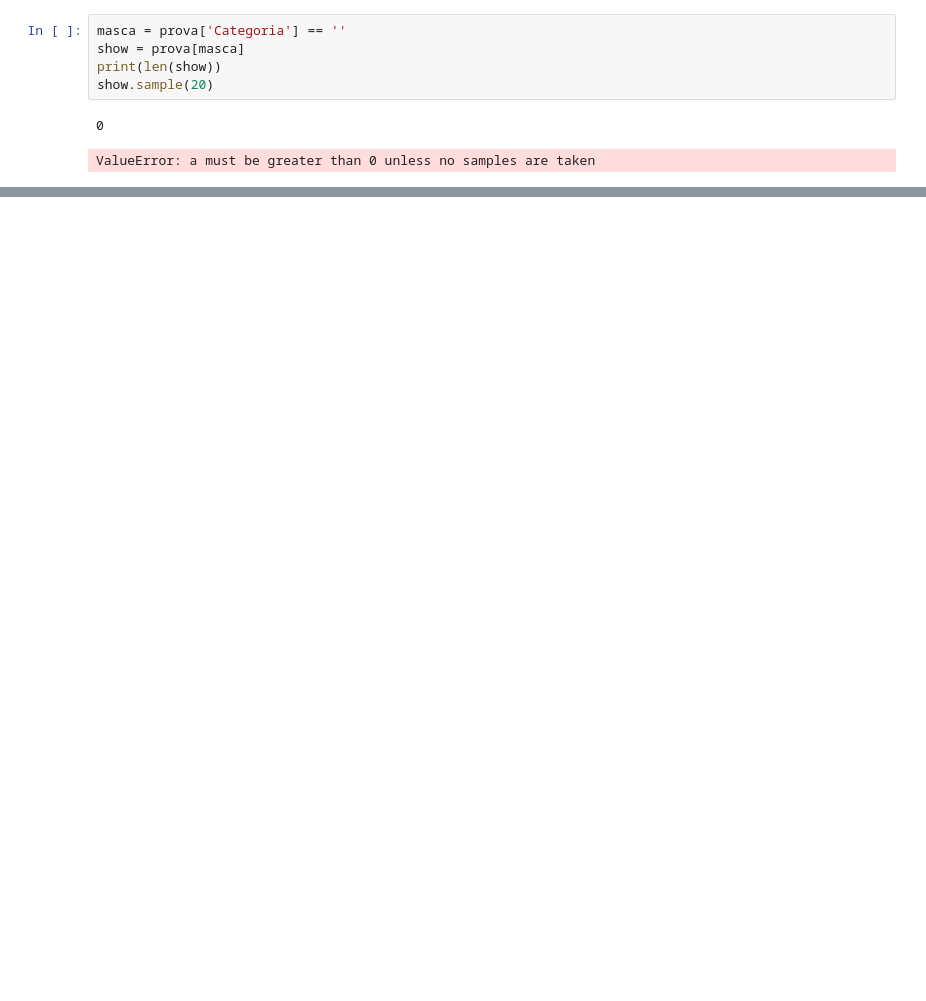
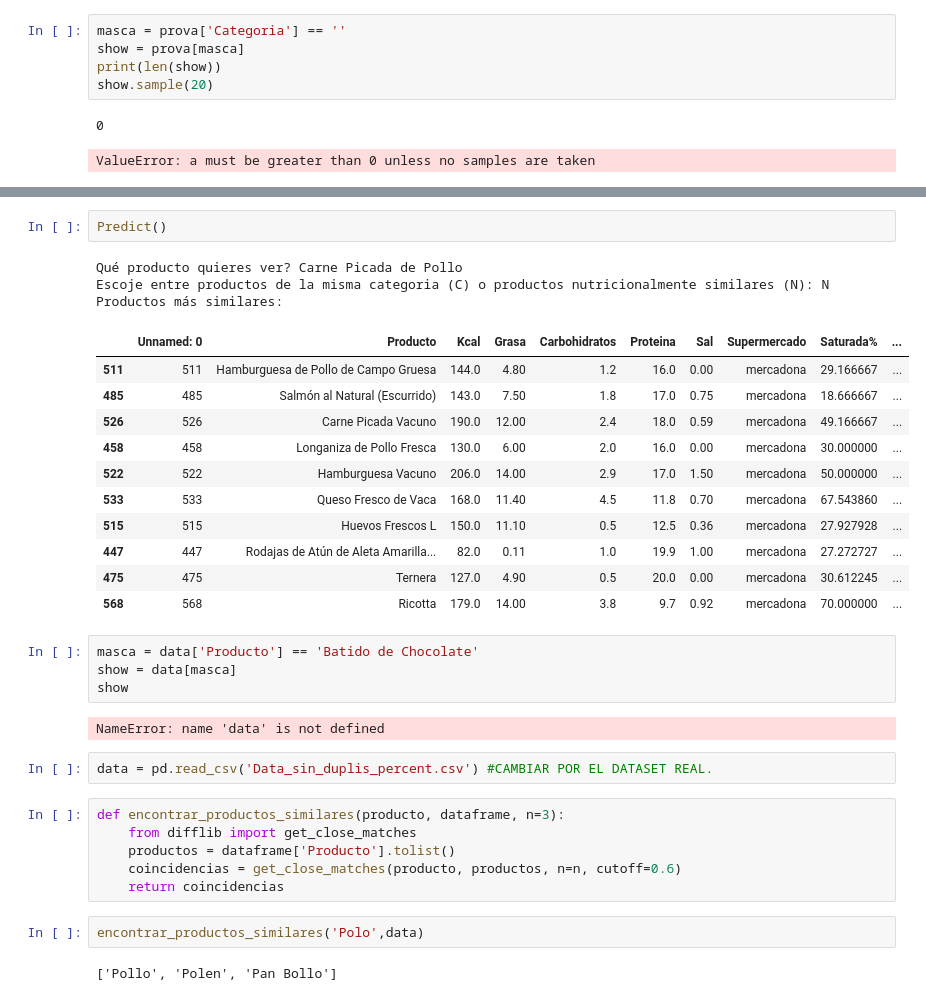
Before and after one commit to ToniMorey/lab-1, a Jupyter notebook: The LAST DANCE/Dataset/Notebook SUCIA.ipynb, the cells around one changed output, grey strips where cells are left out. Drawn from its saved outputs; the diff is of its cells as text; blank space fills up the shorter version.

```diff
--- a/The LAST DANCE/Dataset/Notebook SUCIA.ipynb
+++ b/The LAST DANCE/Dataset/Notebook SUCIA.ipynb
@@ -2104,0 +2227,35 @@ ValueError: a must be greater than 0 unless no samples are taken
+# %%
+Predict()
+# %% [output]
+Qué producto quieres ver? Carne Picada de Pollo
+Escoje entre productos de la misma categoria (C) o productos nutricionalmente similares (N): N
+Productos más similares:
+|  | Unnamed: 0 | Producto | Kcal | Grasa | Carbohidratos | Proteina | Sal | Supermercado | Saturada% | ... |
+| 511 | 511 | Hamburguesa de Pollo de Campo Gruesa | 144.0 | 4.80 | 1.2 | 16.0 | 0.00 | mercadona | 29.166667 | ... |
+| 485 | 485 | Salmón al Natural (Escurrido) | 143.0 | 7.50 | 1.8 | 17.0 | 0.75 | mercadona | 18.666667 | ... |
+| 526 | 526 | Carne Picada Vacuno | 190.0 | 12.00 | 2.4 | 18.0 | 0.59 | mercadona | 49.166667 | ... |
+| 458 | 458 | Longaniza de Pollo Fresca | 130.0 | 6.00 | 2.0 | 16.0 | 0.00 | mercadona | 30.000000 | ... |
+| 522 | 522 | Hamburguesa Vacuno | 206.0 | 14.00 | 2.9 | 17.0 | 1.50 | mercadona | 50.000000 | ... |
+| 533 | 533 | Queso Fresco de Vaca | 168.0 | 11.40 | 4.5 | 11.8 | 0.70 | mercadona | 67.543860 | ... |
+| 515 | 515 | Huevos Frescos L | 150.0 | 11.10 | 0.5 | 12.5 | 0.36 | mercadona | 27.927928 | ... |
+| 447 | 447 | Rodajas de Atún de Aleta Amarilla... | 82.0 | 0.11 | 1.0 | 19.9 | 1.00 | mercadona | 27.272727 | ... |
+| 475 | 475 | Ternera | 127.0 | 4.90 | 0.5 | 20.0 | 0.00 | mercadona | 30.612245 | ... |
+| 568 | 568 | Ricotta | 179.0 | 14.00 | 3.8 | 9.7 | 0.92 | mercadona | 70.000000 | ... |
+# %%
+masca = data['Producto'] == 'Batido de Chocolate'
+show = data[masca]
+show
+# %% [output]
+NameError: name 'data' is not defined
+# %%
+data = pd.read_csv('Data_sin_duplis_percent.csv') #CAMBIAR POR EL DATASET REAL.
+# %%
+def encontrar_productos_similares(producto, dataframe, n=3):
+    from difflib import get_close_matches
+    productos = dataframe['Producto'].tolist()
+    coincidencias = get_close_matches(producto, productos, n=n, cutoff=0.6)
+    return coincidencias
+# %%
+encontrar_productos_similares('Polo',data)
+# %% [output]
+['Pollo', 'Polen', 'Pan Bollo']
```
Also changed, not shown: parts of 12 cells of this notebook.
